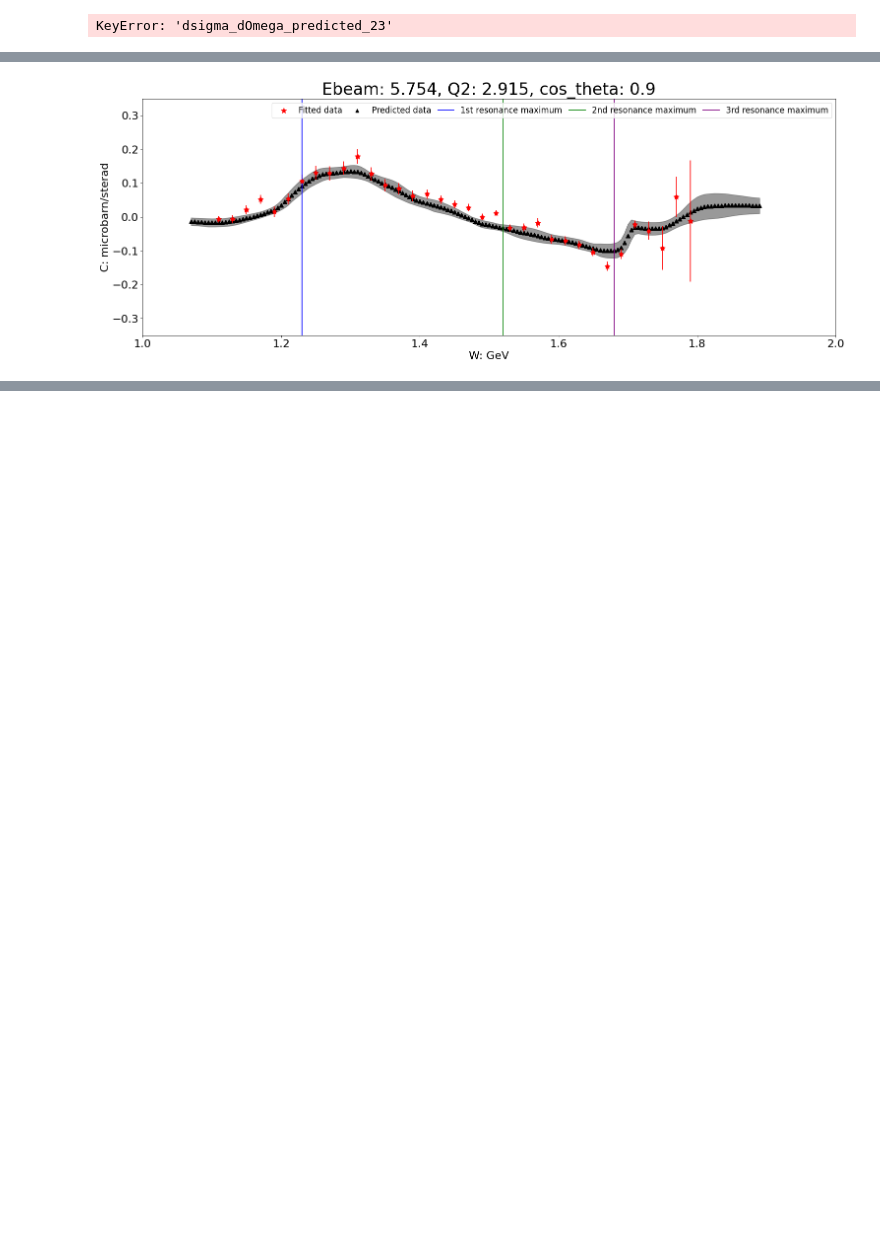
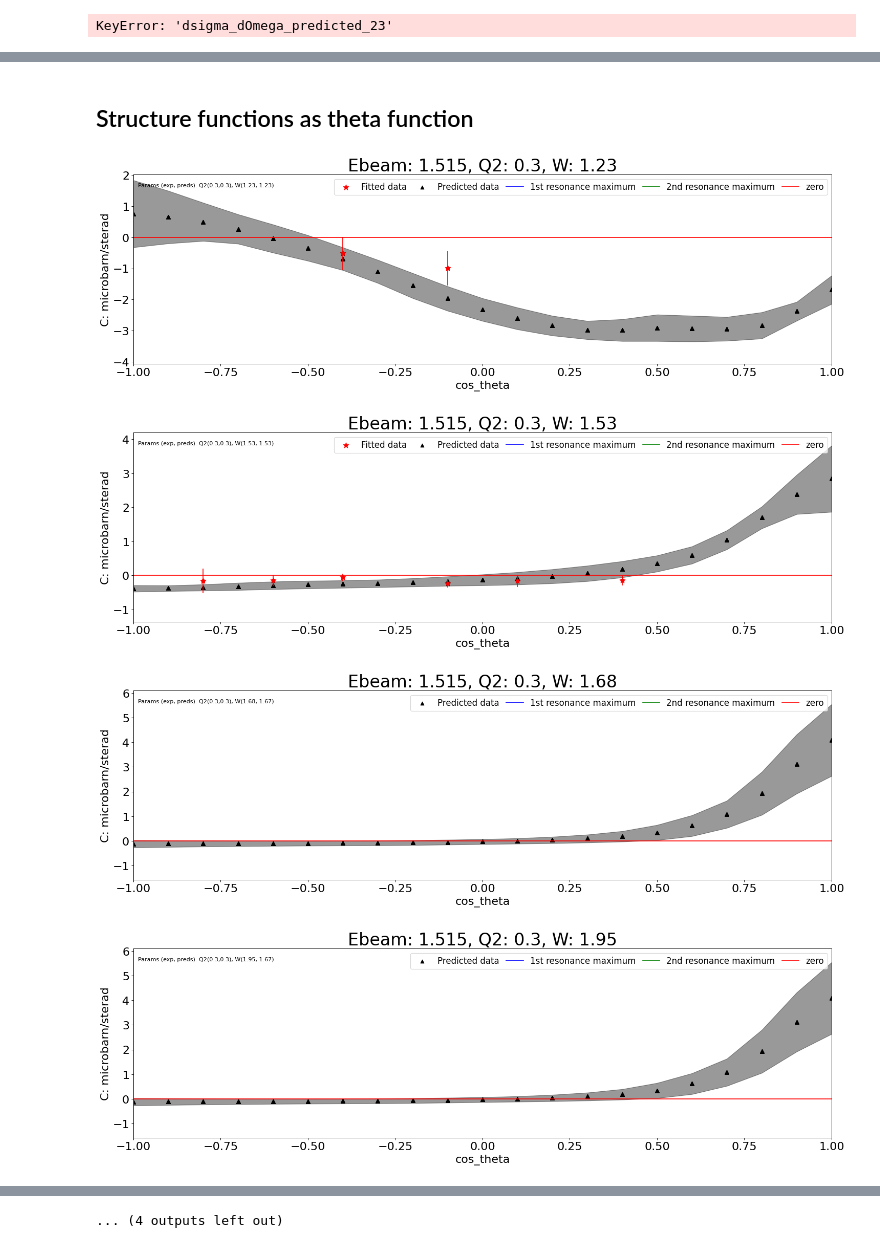
Before and after one commit to a-golda/MSU_interpol, a Jupyter notebook: checks_unified.ipynb, the cells around one changed output, grey strips where cells are left out. Drawn from its saved outputs; the diff is of its cells as text; code cells hidden in the pictures; blank space fills up the shorter version.

```diff
--- a/checks_unified.ipynb
+++ b/checks_unified.ipynb
@@ -419,7 +414,7 @@ KeyError: 'dsigma_dOmega_predicted_23'
 #         'C_std',
 #         'dsigma_dOmega_sf_std']].to_csv('./data/bootstrap_csv_5499_std.csv', index=False)
 # %%
-df_grid = pd.read_csv('./data/bootstrap_csv_5754_std.csv')
+df_grid = pd.read_csv('./data/bootstrap_csv_1515_std.csv')
 # %%
 df_grid = df_grid[['Ebeam',
                     'W',
@@ -654,7 +652,7 @@ for Q2 in tqdm.tqdm(df[df.Ebeam==Ebeam].Q2.unique()):
     os.makedirs(f"./final_checks_bootstrap_3.0/3_models/cross_sections/E_beam={Ebeam}/Q2={Q2}")
     for W in tqdm.tqdm([1.23, 1.53, 1.68, 1.95]):
         os.makedirs(f"./final_checks_bootstrap_3.0/3_models/cross_sections/E_beam={Ebeam}/Q2={Q2}/W={W}")
-        for cos_theta in [-0.9,-0.8,-0.7,-0.6,-0.5,-0.4,-0.3,-0.2,-0.1,0.1,0.2,0.3,0.4,0.5,0.6,0.7,0.8,0.9]:
+        for cos_theta in [round(i, 1) for i in np.arange(-1, 1.1, 0.1)]:
             try:
                 plot_joint_cross_sections(df, Ebeam, W, Q2, cos_theta, df_grid)
             except:
@@ -693 +799,16 @@ df_sf = df_sf[~((df_sf['A_error']>0.7)|(df_sf['B_error']>0.7)|(df_sf['C_error']>
+# %%
+func, func_error = 'A', 'A_error'
+func, func_error = 'B', 'B_error'
+func, func_error = 'C', 'C_error'
+
+for Q2 in tqdm.tqdm(df_sf[df_sf.Ebeam==Ebeam].Q2.unique()):
+    os.makedirs(f"final_checks_bootstrap_3.0/3_models/structure_functions/E_beam={Ebeam}/Q2={Q2}/{func}", exist_ok=True)
+    for cos_theta in [round(i, 1) for i in np.arange(-1, 1.1, 0.1)]:
+        try:
+            plot_joint_sf(df_sf, Ebeam, Q2, cos_theta, df_grid, func, func_error)
+        except Exception as e:
+            print(Ebeam, Q2, cos_theta)
+            print(e)
+# %% [markdown]
+## Structure functions as theta function
 # %%
@@ -773,7 +902,3 @@ def plot_joint_sf(df, E_beam, Q2, cos_theta, df_grid, func, func_error):
     plt.show()
     plt.close()
     return None
-# %%
-plot_joint_sf(df_sf, 5.754, 2.915, 0.9, df_grid, 'C', 'C_error')
-# %% [output]
-[figure, removed]
@@ -780,13 +910,18 @@ plot_joint_sf(df_sf, 5.754, 2.915, 0.9, df_grid, 'C', 'C_error')
 # %%
 func, func_error = 'A', 'A_error'
-# func, func_error = 'B', 'B_error'
-# func, func_error = 'C', 'C_error'
+func, func_error = 'B', 'B_error'
+func, func_error = 'C', 'C_error'
 
-for Q2 in tqdm.tqdm(df[df.Ebeam==Ebeam].Q2.unique()):
-    os.makedirs(f"final_checks_bootstrap_3.0/3_models/structure_functions/E_beam={Ebeam}/Q2={Q2}/{func}", exist_ok=True)
-    for cos_theta in [-0.9, -0.8, -0.7, -0.6, -0.5, -0.4, -0.3, -0.2, -0.1, -0.0, 0.1, 0.2, 0.3, 0.4, 0.5, 0.6, 0.7, 0.8, 0.9]:
+for Q2 in tqdm.tqdm(df_sf[df_sf.Ebeam==Ebeam].Q2.unique()):
+    os.makedirs(f"final_checks_bootstrap_3.0/3_models/structure_functions_theta/E_beam={Ebeam}/Q2={Q2}/{func}", exist_ok=True)
+    for W in tqdm.tqdm([1.23, 1.53, 1.68, 1.95]):
         try:
-            plot_joint_sf(df_sf, Ebeam, Q2, cos_theta, df_grid, func, func_error)
+            plot_joint_sf_theta(df_sf, Ebeam, Q2, W, df_grid, func, func_error)
         except Exception as e:
             print(Ebeam, Q2, cos_theta)
             print(e)
+# %% [output]
+[figure, added]
+[figure, added]
+[figure, added]
+[figure, added]
@@ -792,0 +936 @@ for Q2 in tqdm.tqdm(df[df.Ebeam==Ebeam].Q2.unique()):
+... (4 outputs left out)
```
Also changed, not shown: parts of 15 cells of this notebook.
